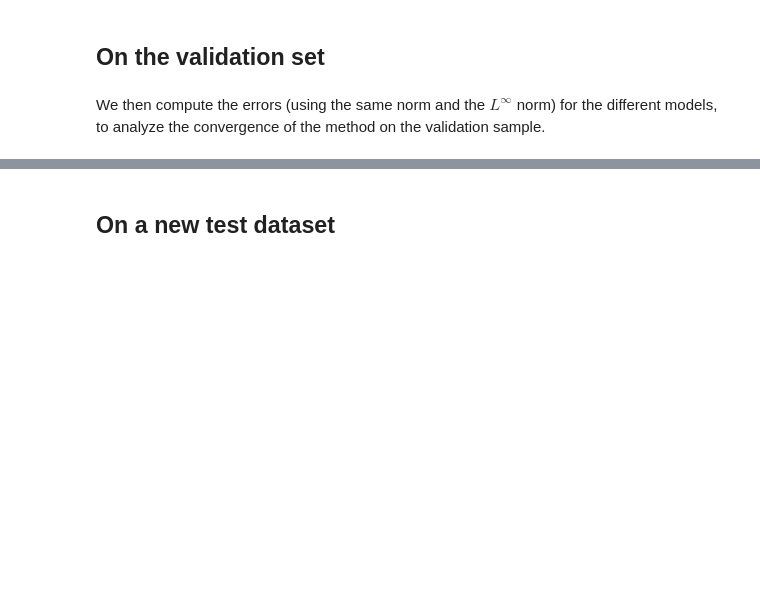
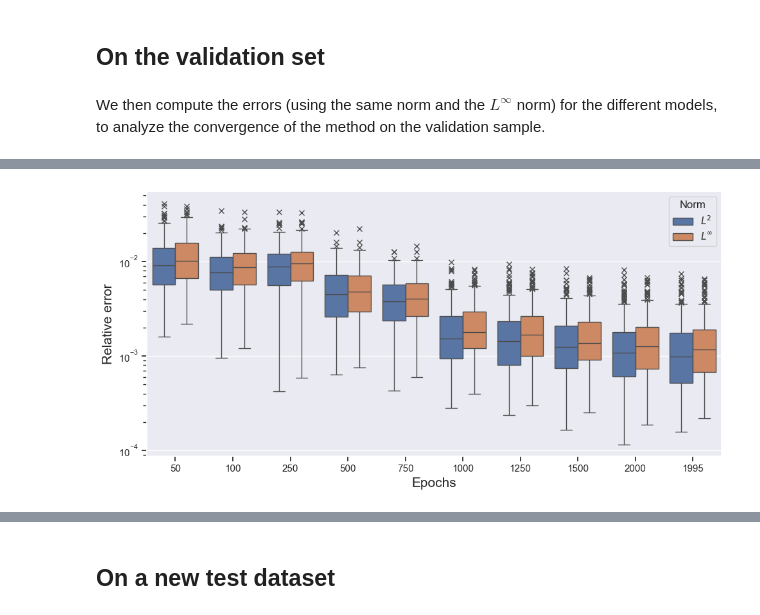
Before and after one commit to KVuillemot/PhiFEM_and_FNO, a Jupyter notebook: Ellipses/main/plot_results.ipynb, the cells around one changed output, grey strips where cells are left out. Saved outputs shown, nothing was run; the diff lists cells and outputs as text; code cells hidden in the pictures; blank space fills up the shorter version.

```diff
--- a/Ellipses/main/plot_results.ipynb
+++ b/Ellipses/main/plot_results.ipynb
@@ -306,37 +374,39 @@ for epoch in epochs:
 
 tab_L2 = np.repeat(["$L^2$"], size_val * len(epochs))
 
 errors_L2_flatten = np.array(L2_errors).flatten()
 
 df_array_L2 = np.stack([epoch_repeat, errors_L2_flatten, tab_L2], axis=0)
 
 tab_Linf = np.repeat(["$L^\infty$"], size_val * len(epochs))
 errors_Linf_flatten = np.array(Linf_errors).flatten()
 df_array_Linf = np.stack([epoch_repeat, errors_Linf_flatten, tab_Linf], axis=0)
 
 df_array = np.concatenate([df_array_L2, df_array_Linf], axis=1)
 
 name = ["Epochs", "Error", "Norm"]
 df_errors = pd.DataFrame(df_array.transpose(), columns=name)
-df_errors = df_errors.astype(
-    {"Epochs": "int", "Error": "float64", "Norm": "category"}
-)
+df_errors = df_errors.astype({"Epochs": "int", "Error": "float64", "Norm": "category"})
 
 sns.boxplot(
     data=df_errors,
     x="Epochs",
     y="Error",
     hue="Norm",
     dodge=True,
+    order=epochs,
+    flierprops={"marker": "x", "markerfacecolor": "black"},
 )
 plt.yscale("log")
 plt.ylabel("Relative error", fontsize=15)
 plt.xlabel("Epochs", fontsize=15)
 plt.tight_layout()
 
 if save_figs:
-    plt.savefig(f"./images/boxplots_validation_L2_Linf.png")
+    plt.savefig(f"{images_repo}/boxplots_validation_L2_Linf.png")
 plt.show()
+# %% [output]
+[figure, added]
 # %%
 palette = sns.cubehelix_palette(
     n_colors=len(epochs) - 1, start=0.25, rot=-0.25, gamma=0.5
```
Also changed, not shown: parts of 27 cells of this notebook, 58 other files.
